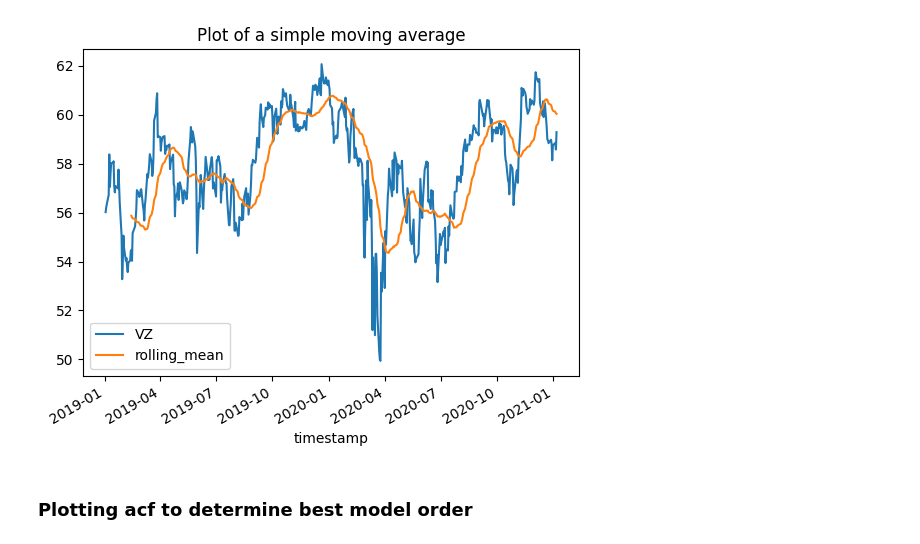
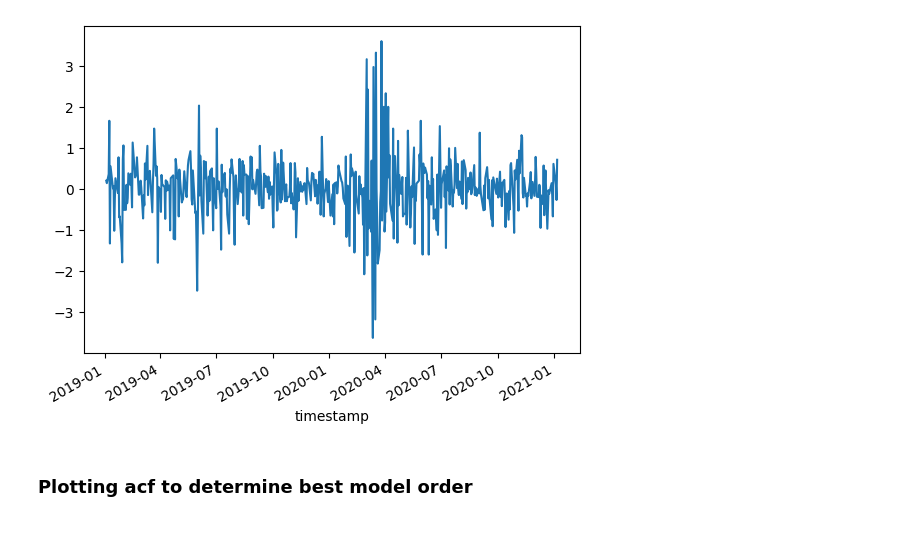
Before and after one commit to pallabee/Time-Series-for-Stock-Price-Prediction, a Jupyter notebook: modelling/traditional models/moving_average.ipynb, the cells around one changed output. Saved outputs shown, nothing was run; the diff lists cells and outputs as text; code cells hidden in the pictures.

```diff
--- a/modelling/traditional models/moving_average.ipynb
+++ b/modelling/traditional models/moving_average.ipynb
@@ -29,7 +14,7 @@ VZ_df.tail()
-# %%
-VZ_df.plot()
-plt.title("Plot of a simple moving average");
-# %% [output]
-[figure, removed]
+# %%
+VZ_diff = stationarity.VZ_diff
+VZ_diff.plot();
+# %% [output]
+[figure, added]
 # %% [markdown]
 ### Plotting acf to determine best model order
```
Also changed, not shown: parts of 19 cells of this notebook.
